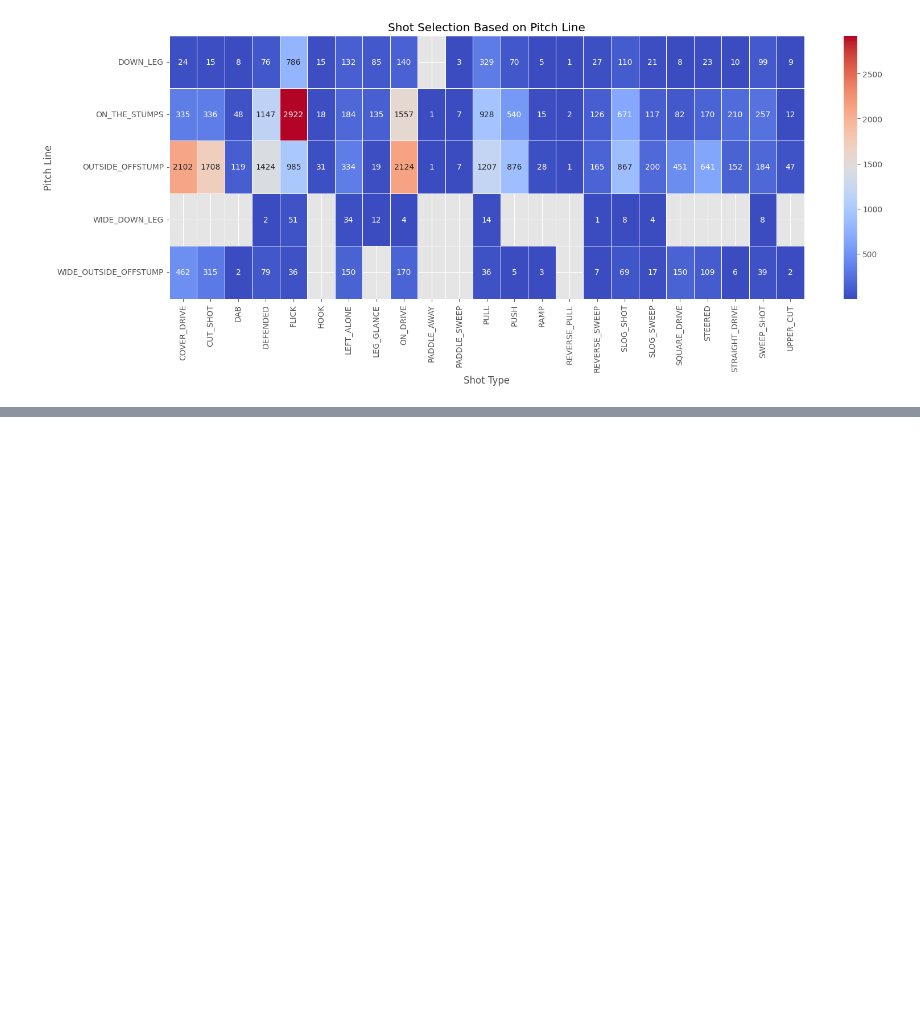
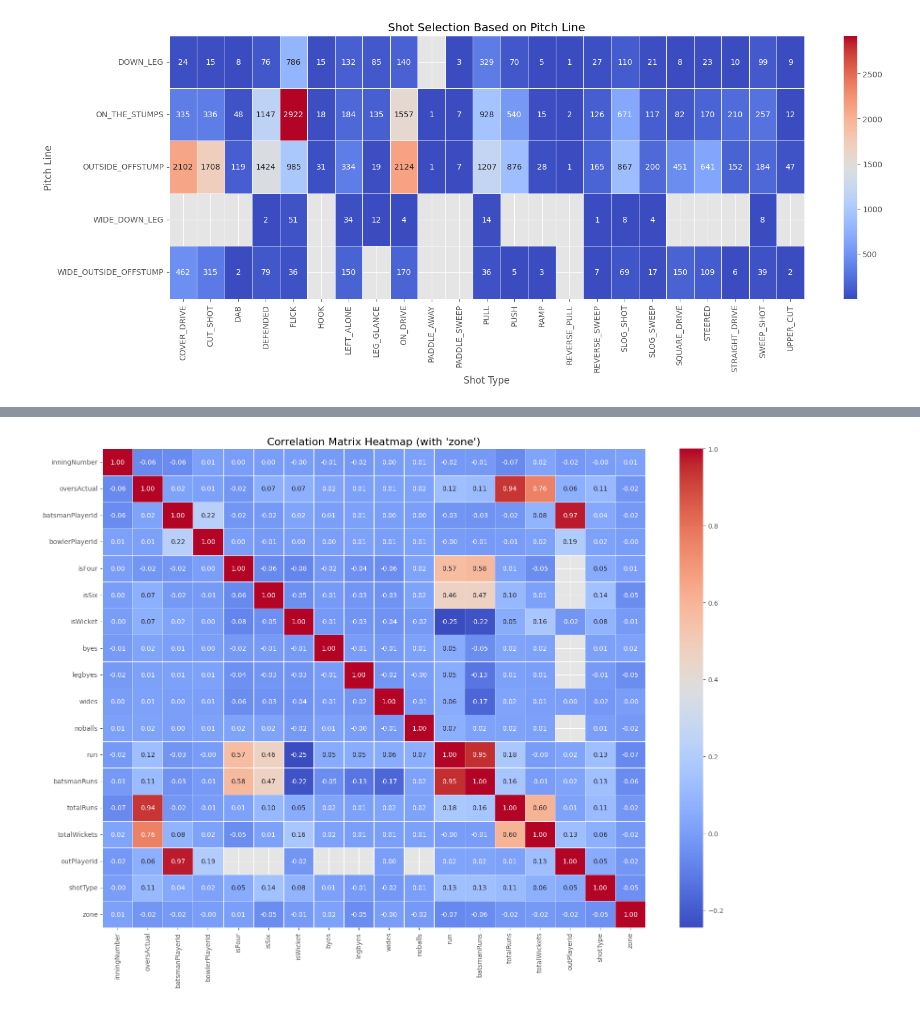
Before and after one commit to Dhanushdevireddy/Bowling-Strategy-Optimization-in-Cricket, a Jupyter notebook: EDA for 1st Dataset.ipynb, the cells around one changed output, grey strips where cells are left out. Saved outputs shown, nothing was run; the diff lists cells and outputs as text; code cells hidden in the pictures; blank space fills up the shorter version.

```diff
--- a/EDA for 1st Dataset.ipynb
+++ b/EDA for 1st Dataset.ipynb
@@ -418,0 +453,31 @@ plt.show()
+# %%
+df_transformed = df_cleaned.copy()
+
+numerical_cols = df_cleaned.select_dtypes(include=['number']).columns
+categorical_cols = df_cleaned.select_dtypes(include=['object', 'category']).columns
+
+skewed_cols = df_cleaned[numerical_cols].apply(lambda x: x.skew()).abs() > 1
+for col in numerical_cols[skewed_cols]:
+    df_transformed[col] = np.log1p(df_cleaned[col])
+
+scaler = StandardScaler()
+df_transformed[numerical_cols] = scaler.fit_transform(df_transformed[numerical_cols])
+
+label_encoders = {}
+for col in categorical_cols:
+    le = LabelEncoder()
+    df_transformed[col] = le.fit_transform(df_cleaned[col])
+    label_encoders[col] = le
+
+df_transformed['zone'] = df_transformed['pitchLine'] * df_transformed['pitchLength']
+df_transformed = df_transformed.drop(['pitchLine', 'pitchLength'], axis=1)
+
+correlation_matrix = df_transformed.corr()
+
+plt.figure(figsize=(16, 12))
+sns.heatmap(correlation_matrix, annot=True, cmap="coolwarm", fmt=".2f", linewidths=0.5)
+plt.title("Correlation Matrix Heatmap (with 'zone')", fontsize=16)
+plt.tight_layout()
+plt.show()
+# %% [output]
+[figure, added]
```
Also changed, not shown: parts of 10 cells of this notebook, 3 other files.
